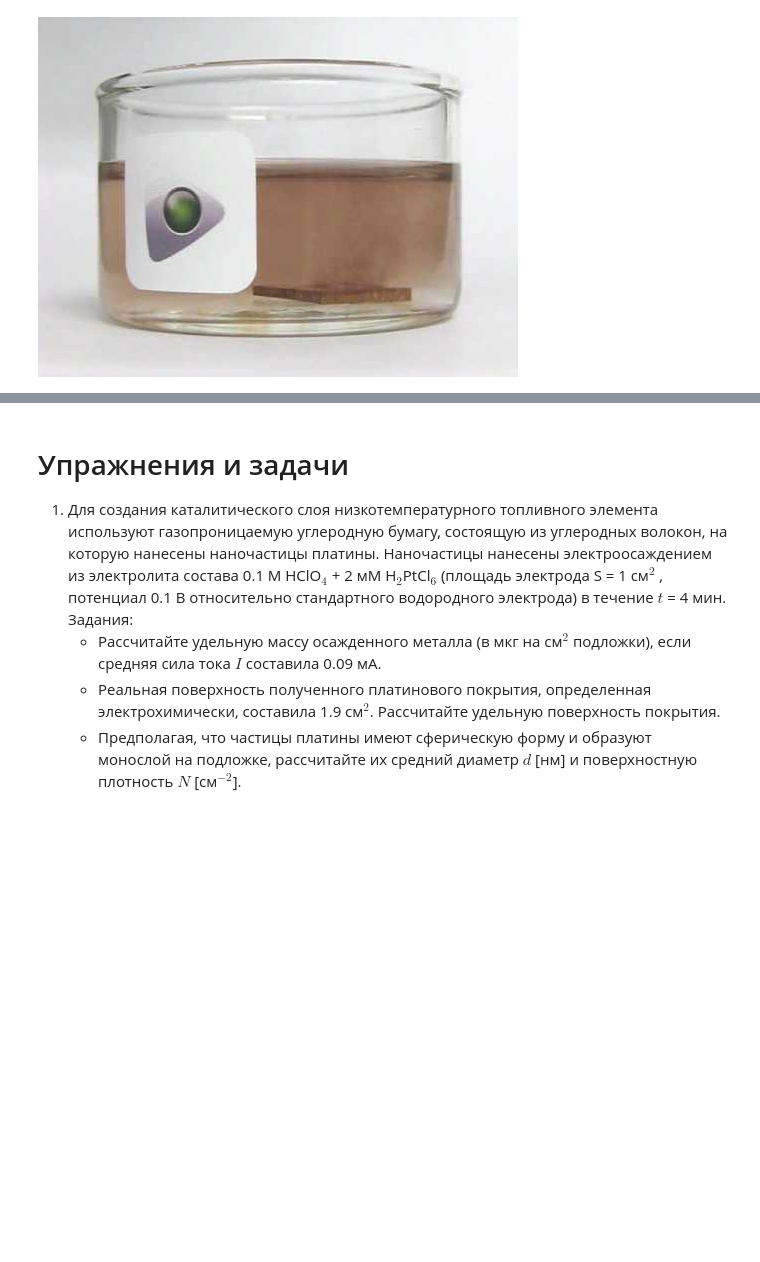
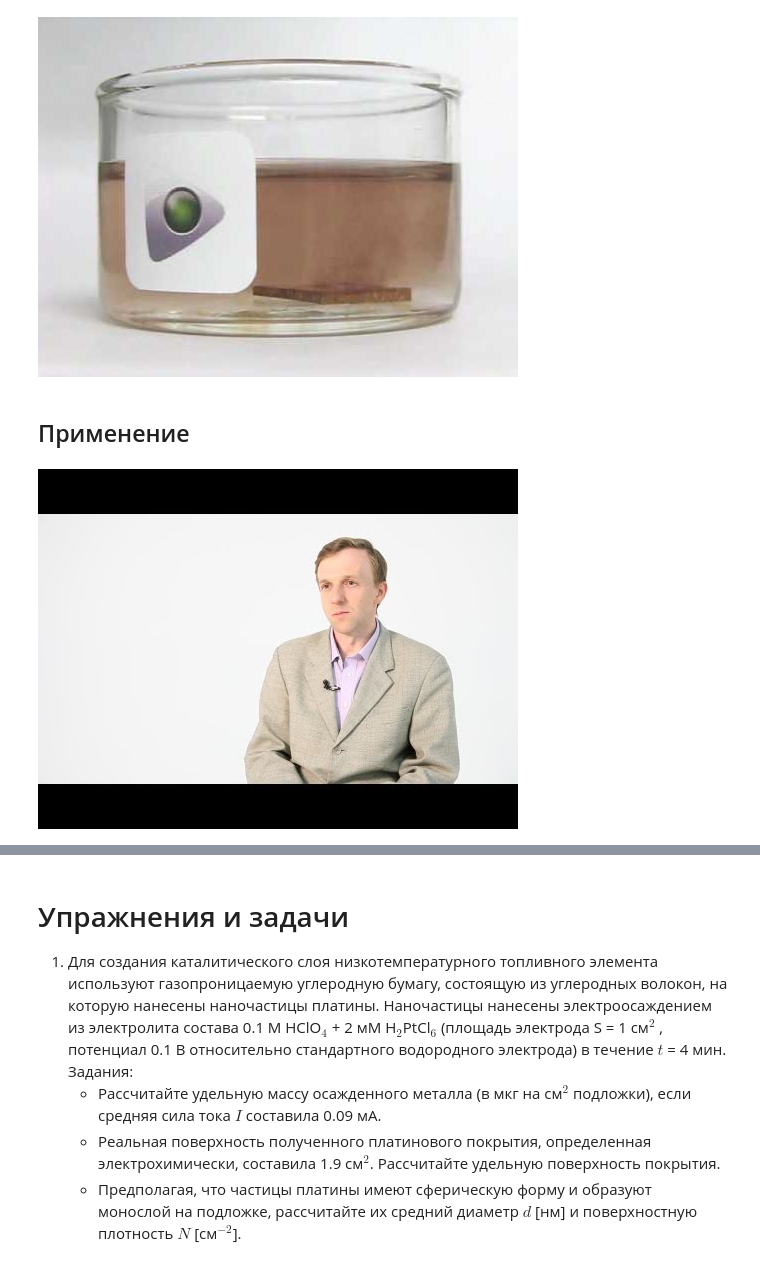
Before and after one commit to nanomaterials/course, a Jupyter notebook: 04_-_Metal_NPs/Lecture.ipynb, the cells around one changed output, grey strips where cells are left out. Cells and saved outputs as stored; diff of their text form; code cells hidden in the pictures; blank space fills up the shorter version.

```diff
--- a/04_-_Metal_NPs/Lecture.ipynb
+++ b/04_-_Metal_NPs/Lecture.ipynb
@@ -82,3 +89,14 @@ from IPython.lib.display import YouTubeVideo
 YouTubeVideo('kOy0yuWpUzU')
 # %% [output]
 [figure]
+# %% [markdown]
+## Применение
+# %%
+'''
+Плазмонные наноструктуры.
+'''
+
+from IPython.lib.display import YouTubeVideo
+YouTubeVideo('YN19Z_IFVwY')
+# %% [output]
+[figure, added]
```
Also changed, not shown: parts of 6 cells of this notebook, 5 other files.
